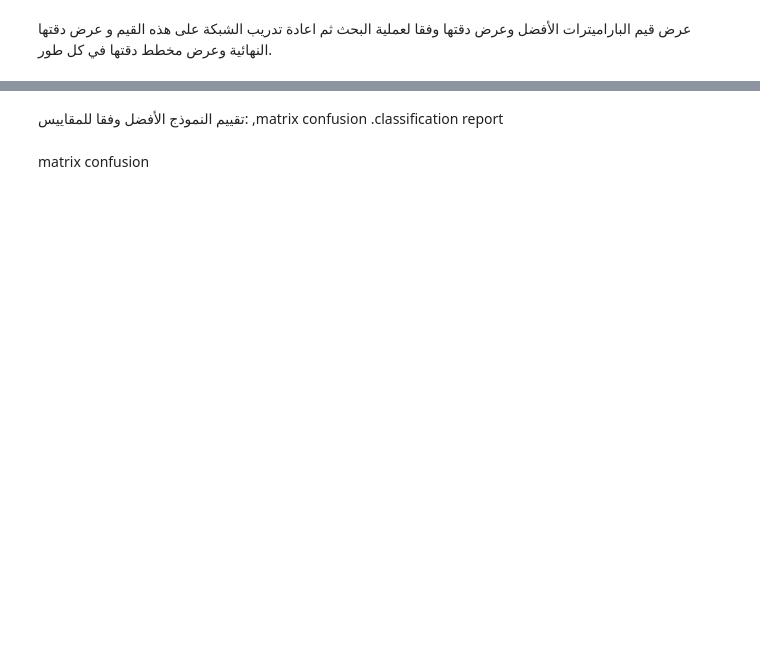
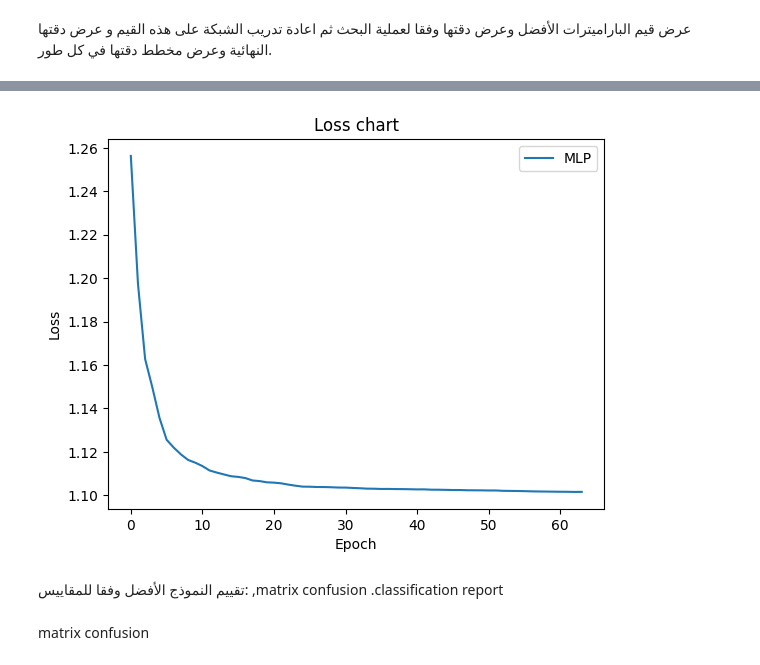
Before and after one commit to FatenHussen/Project-Management-and-evaluation, a Jupyter notebook: ML/neural_network.ipynb, the cells around one changed output, grey strips where cells are left out. Drawn from its saved outputs; the diff is of its cells as text; code cells hidden in the pictures; blank space fills up the shorter version.

```diff
--- a/ML/neural_network.ipynb
+++ b/ML/neural_network.ipynb
@@ -82,10 +127,12 @@ print("Test score: {:.2f}".format(MLP2.score(X_test, y_test)))
 # %%
 plt.title('Loss chart')
 plt.xlabel('Epoch')
 plt.ylabel('Loss')
-plt.plot(MLP2.loss_curve_,color='r',label='MLP')
+plt.plot(MLP2.loss_curve_,label='MLP')
 plt.legend(loc='upper right')
 plt.show()
+# %% [output]
+[figure, added]
 # %% [markdown]
 تقييم النموذج الأفضل وفقا للمقاييس: ,matrix confusion
 .classification report
```
Also changed, not shown: parts of 14 cells of this notebook, 1 other file.
